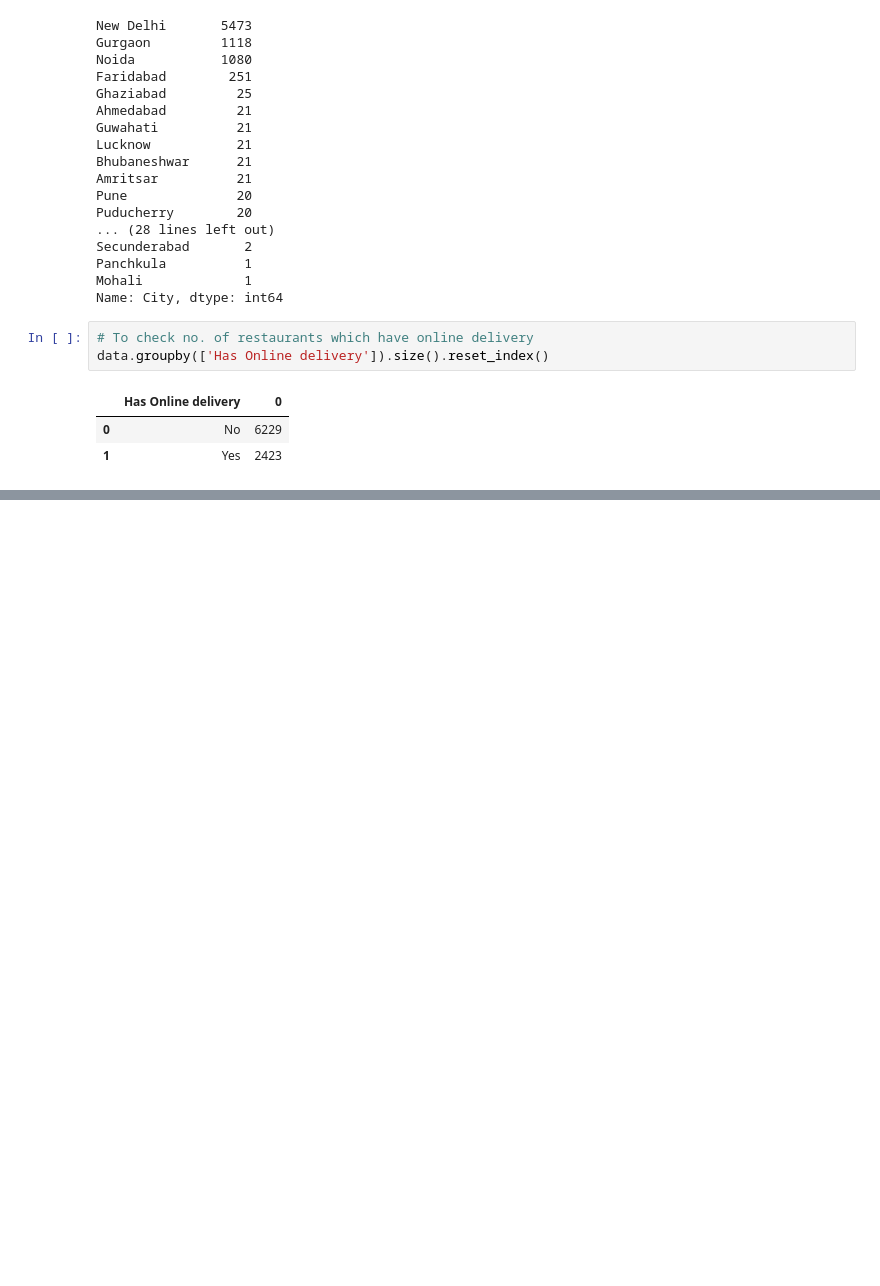
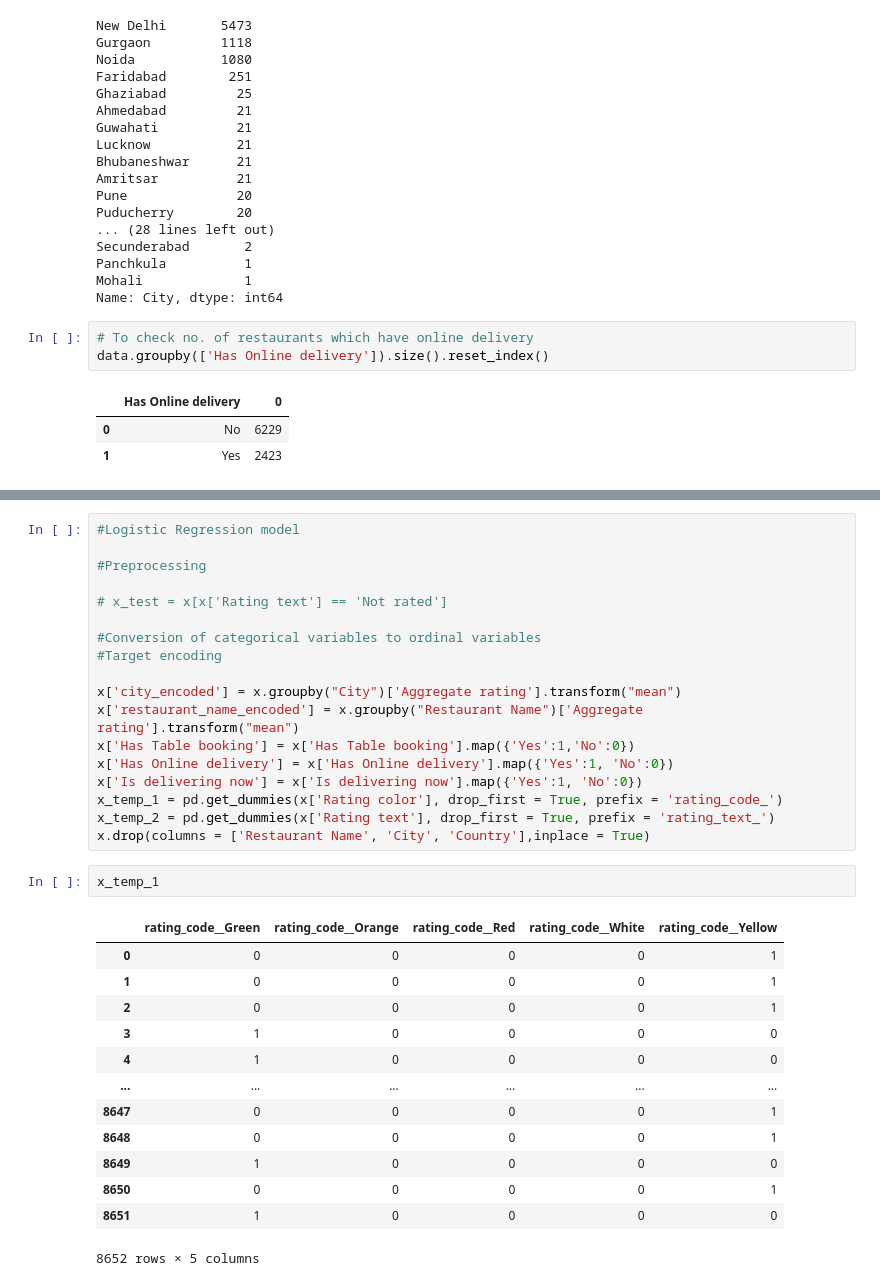
Before and after one commit to Minhaas/Food-takeaway-analysis, a Jupyter notebook: New_code.ipynb, the cells around one changed output, grey strips where cells are left out. Saved outputs shown, nothing was run; the diff lists cells and outputs as text; blank space fills up the shorter version.

```diff
--- a/New_code.ipynb
+++ b/New_code.ipynb
@@ -151,0 +166,34 @@ Text(0.5, 0, 'Locality')
+# %%
+#Logistic Regression model
+
+#Preprocessing
+
+# x_test = x[x['Rating text'] == 'Not rated']
+
+#Conversion of categorical variables to ordinal variables
+#Target encoding
+
+x['city_encoded'] = x.groupby("City")['Aggregate rating'].transform("mean")
+x['restaurant_name_encoded'] = x.groupby("Restaurant Name")['Aggregate rating'].transform("mean")
+x['Has Table booking'] = x['Has Table booking'].map({'Yes':1,'No':0})
+x['Has Online delivery'] = x['Has Online delivery'].map({'Yes':1, 'No':0})
+x['Is delivering now'] = x['Is delivering now'].map({'Yes':1, 'No':0})
+x_temp_1 = pd.get_dummies(x['Rating color'], drop_first = True, prefix = 'rating_code_')
+x_temp_2 = pd.get_dummies(x['Rating text'], drop_first = True, prefix = 'rating_text_')
+x.drop(columns = ['Restaurant Name', 'City', 'Country'],inplace = True)
+# %%
+x_temp_1
+# %% [output]
+|  | rating_code__Green | rating_code__Orange | rating_code__Red | rating_code__White | rating_code__Yellow |
+| 0 | 0 | 0 | 0 | 0 | 1 |
+| 1 | 0 | 0 | 0 | 0 | 1 |
+| 2 | 0 | 0 | 0 | 0 | 1 |
+| 3 | 1 | 0 | 0 | 0 | 0 |
+| 4 | 1 | 0 | 0 | 0 | 0 |
+| ... | ... | ... | ... | ... | ... |
+| 8647 | 0 | 0 | 0 | 0 | 1 |
+| 8648 | 0 | 0 | 0 | 0 | 1 |
+| 8649 | 1 | 0 | 0 | 0 | 0 |
+| 8650 | 0 | 0 | 0 | 0 | 1 |
+| 8651 | 1 | 0 | 0 | 0 | 0 |
+8652 rows × 5 columns
```
Also changed, not shown: parts of 18 cells of this notebook.
